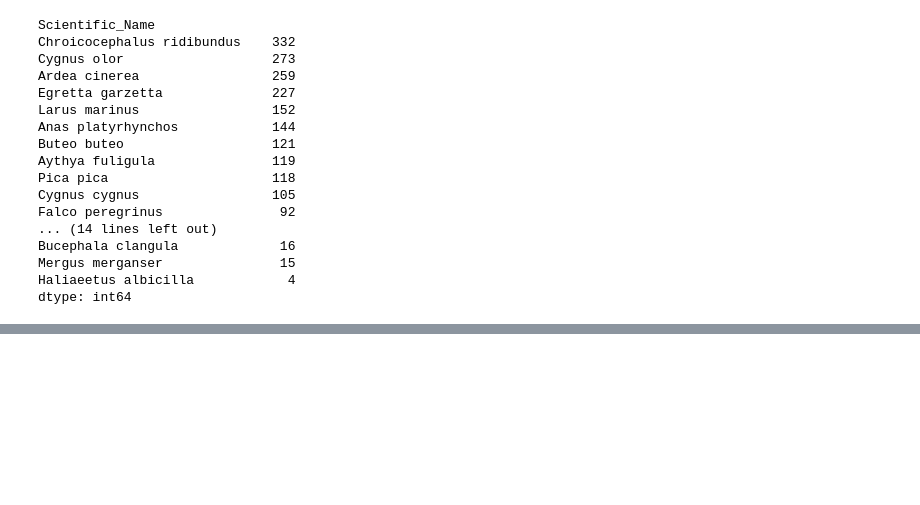
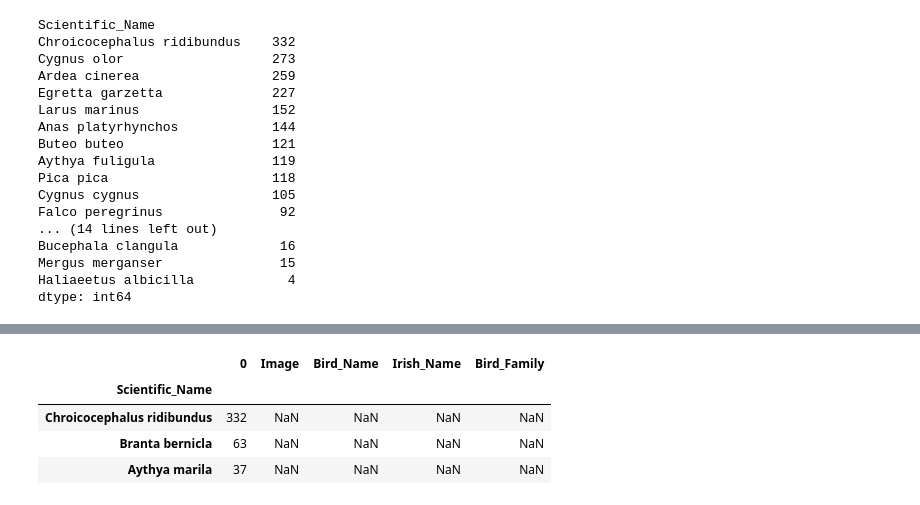
Before and after one commit to pessini/avian-flu-wild-birds-ireland, a Jupyter notebook: Datasets.ipynb, the cells around one changed output, grey strips where cells are left out. Cells and saved outputs as stored; diff of their text form; code cells hidden in the pictures; blank space fills up the shorter version.

```diff
--- a/Datasets.ipynb
+++ b/Datasets.ipynb
@@ -237 +216,9 @@ infected_birds_new
+# %%
+infected_birds_new[infected_birds_new.isna().any(axis=1)]
+# %% [output]
+|  | 0 | Image | Bird_Name | Irish_Name | Bird_Family |
+| Scientific_Name |  |  |  |  |  |
+| Chroicocephalus ridibundus | 332 | NaN | NaN | NaN | NaN |
+| Branta bernicla | 63 | NaN | NaN | NaN | NaN |
+| Aythya marila | 37 | NaN | NaN | NaN | NaN |
 # %% [markdown]
```
Also changed, not shown: parts of 12 cells of this notebook, 1 other file.
